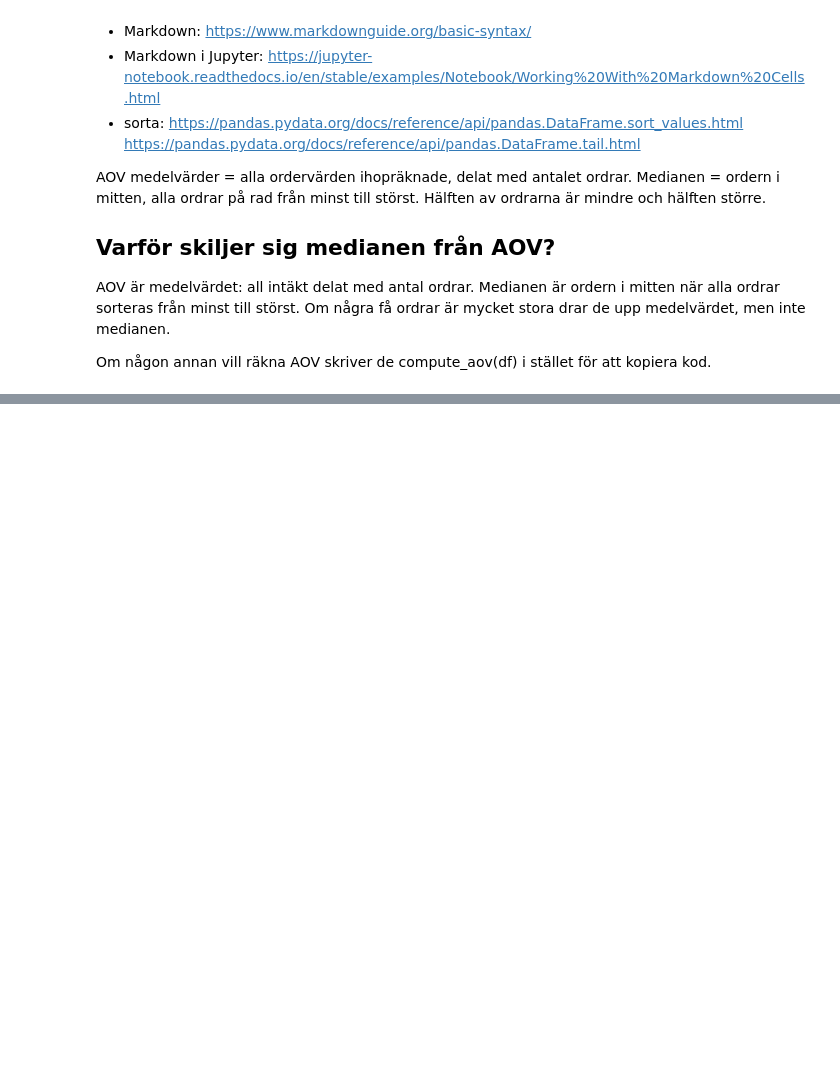
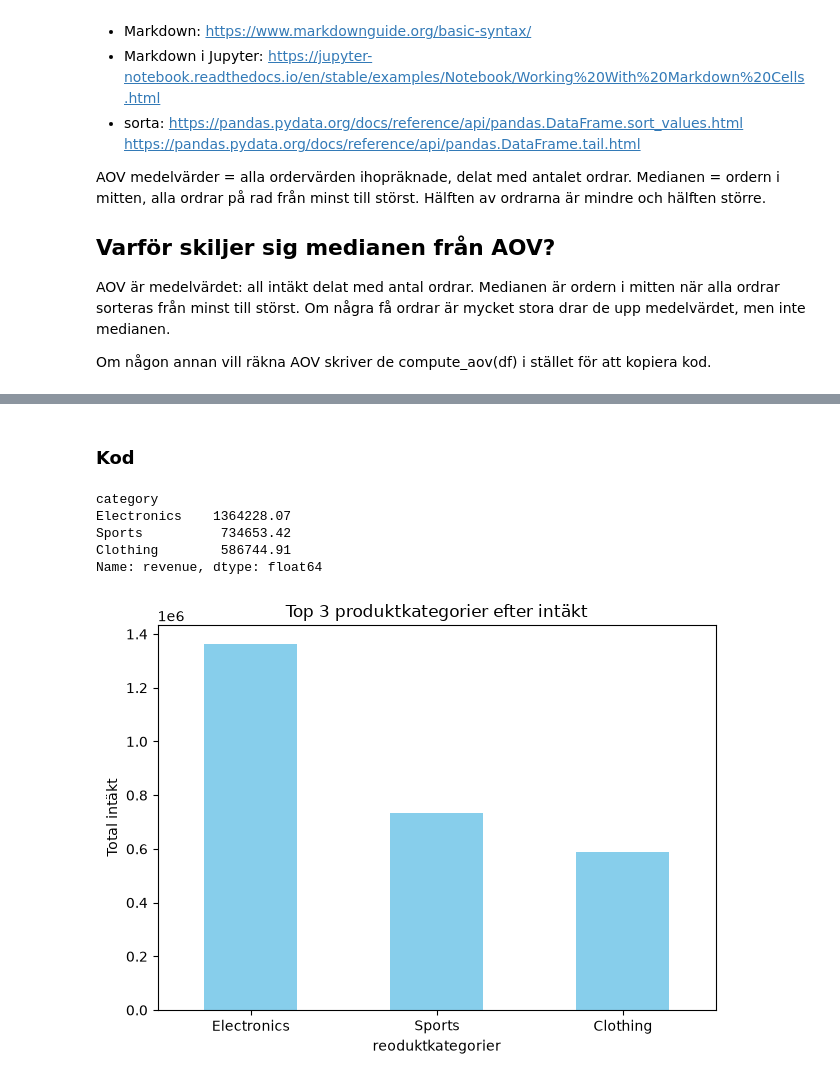
Before and after one commit to SelviKumarasamy/E_Handel_Analysis_Group5, a Jupyter notebook: notebooks/report.ipynb, the cells around one changed output, grey strips where cells are left out. Saved outputs shown, nothing was run; the diff lists cells and outputs as text; code cells hidden in the pictures; blank space fills up the shorter version.

```diff
--- a/notebooks/report.ipynb
+++ b/notebooks/report.ipynb
@@ -542,0 +555,23 @@ Om någon annan vill räkna AOV skriver de compute_aov(df) i stället för att k
+# %% [markdown]
+### Kod
+# %%
+top3 = df.groupby("category")["revenue"].sum().nlargest(3)
+print(top3)
+# %% [output]
+category
+Electronics    1364228.07
+Sports          734653.42
+Clothing        586744.91
+Name: revenue, dtype: float64
+# %%
+import matplotlib.pyplot as plt
+
+top3.plot(kind="bar", color="skyblue")
+plt.title("Top 3 produktkategorier efter intäkt")
+plt.xlabel("reoduktkategorier")
+plt.ylabel("Total intäkt")
+plt.xticks(rotation=0)
+plt.tight_layout()
+plt.show()
+# %% [output]
+[figure, added]
```
Also changed, not shown: parts of 8 cells of this notebook.
